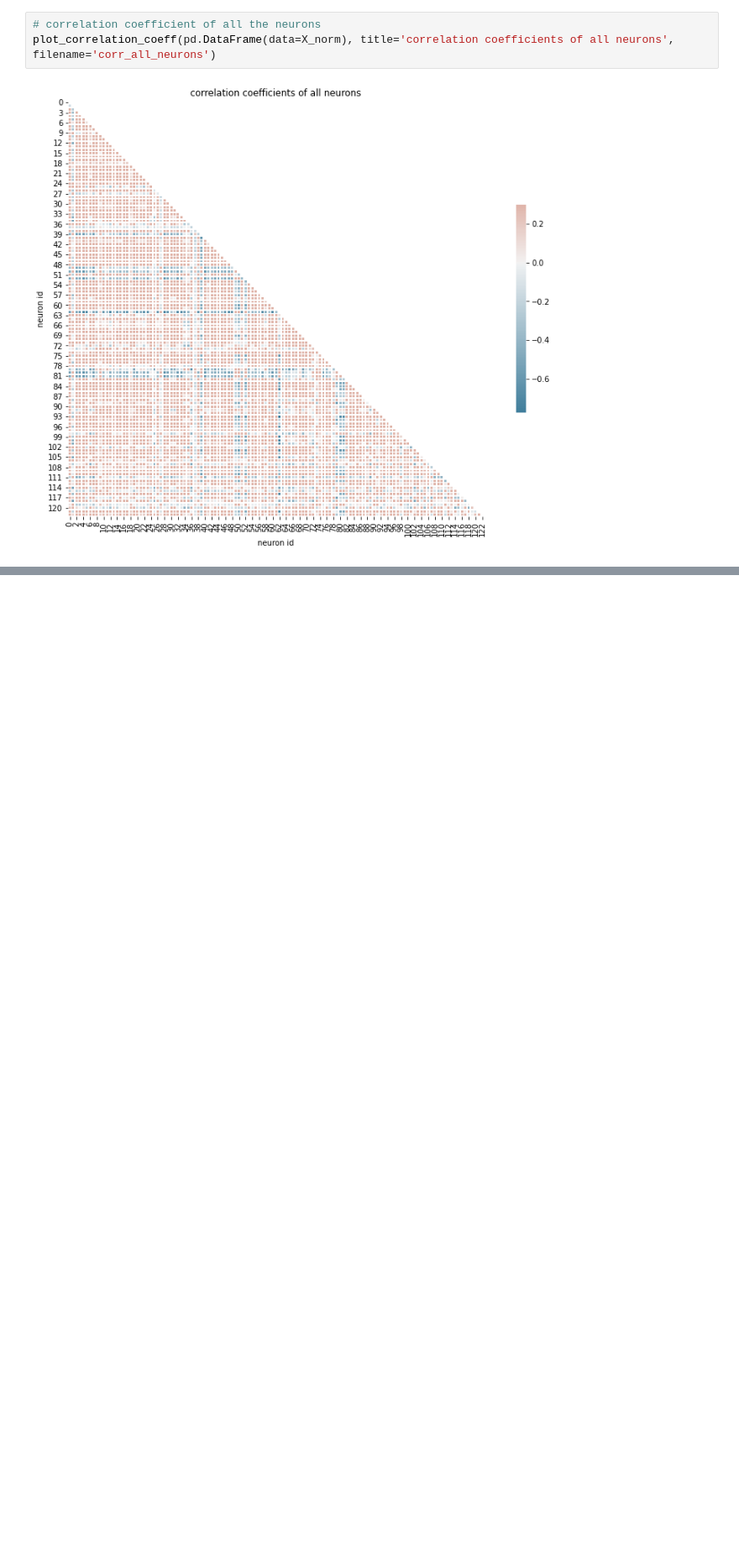
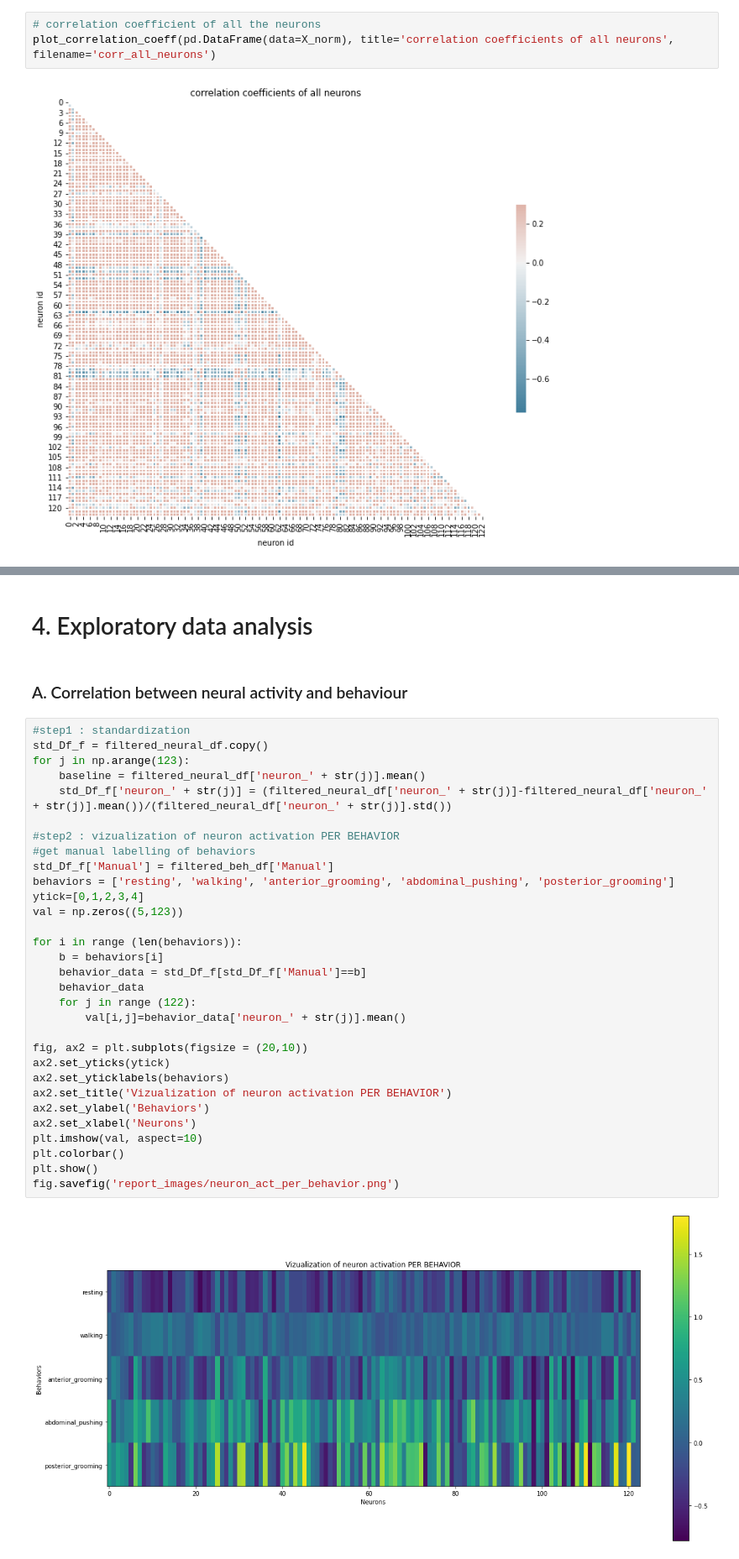
Before and after one commit to Blaise-g/super-duper-Cobar, a Jupyter notebook: Clean.ipynb, the cells around one changed output, grey strips where cells are left out. Shown at 84% size. Drawn from its saved outputs; the diff is of its cells as text; blank space fills up the shorter version.

```diff
--- a/Clean.ipynb
+++ b/Clean.ipynb
@@ -396,0 +403,37 @@ for i in range(len(kmeans_names)):
+# %% [markdown]
+# 4. Exploratory data analysis
+# %% [markdown]
+### A. Correlation between neural activity and behaviour
+# %%
+#step1 : standardization
+std_Df_f = filtered_neural_df.copy()
+for j in np.arange(123):
+    baseline = filtered_neural_df['neuron_' + str(j)].mean()
+    std_Df_f['neuron_' + str(j)] = (filtered_neural_df['neuron_' + str(j)]-filtered_neural_df['neuron_' + str(j)].mean())/(filtered_neural_df['neuron_' + str(j)].std())
+
+#step2 : vizualization of neuron activation PER BEHAVIOR
+#get manual labelling of behaviors
+std_Df_f['Manual'] = filtered_beh_df['Manual']
+behaviors = ['resting', 'walking', 'anterior_grooming', 'abdominal_pushing', 'posterior_grooming']
+ytick=[0,1,2,3,4]
+val = np.zeros((5,123))
+
+for i in range (len(behaviors)):
+    b = behaviors[i]
+    behavior_data = std_Df_f[std_Df_f['Manual']==b]
+    behavior_data
+    for j in range (122):
+        val[i,j]=behavior_data['neuron_' + str(j)].mean()
+
+fig, ax2 = plt.subplots(figsize = (20,10))
+ax2.set_yticks(ytick)
+ax2.set_yticklabels(behaviors)
+ax2.set_title('Vizualization of neuron activation PER BEHAVIOR')
+ax2.set_ylabel('Behaviors')
+ax2.set_xlabel('Neurons')
+plt.imshow(val, aspect=10)
+plt.colorbar()
+plt.show()
+fig.savefig('report_images/neuron_act_per_behavior.png')
+# %% [output]
+[figure, added]
```
Also changed, not shown: parts of 29 cells of this notebook, 37 other files.
